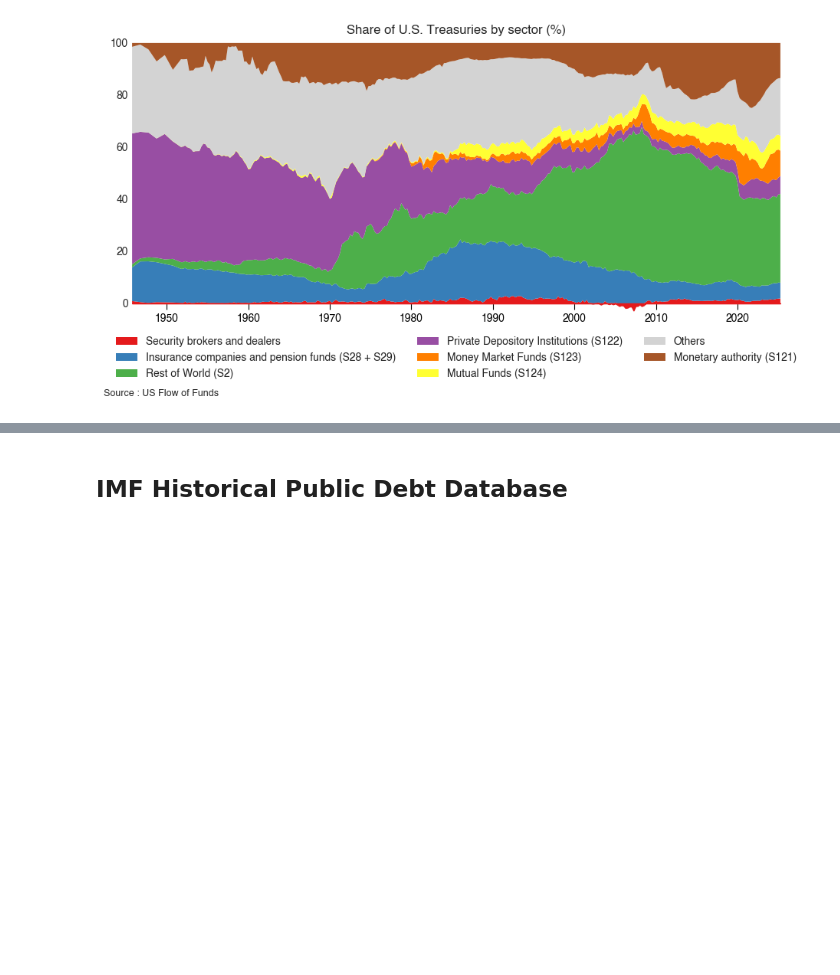
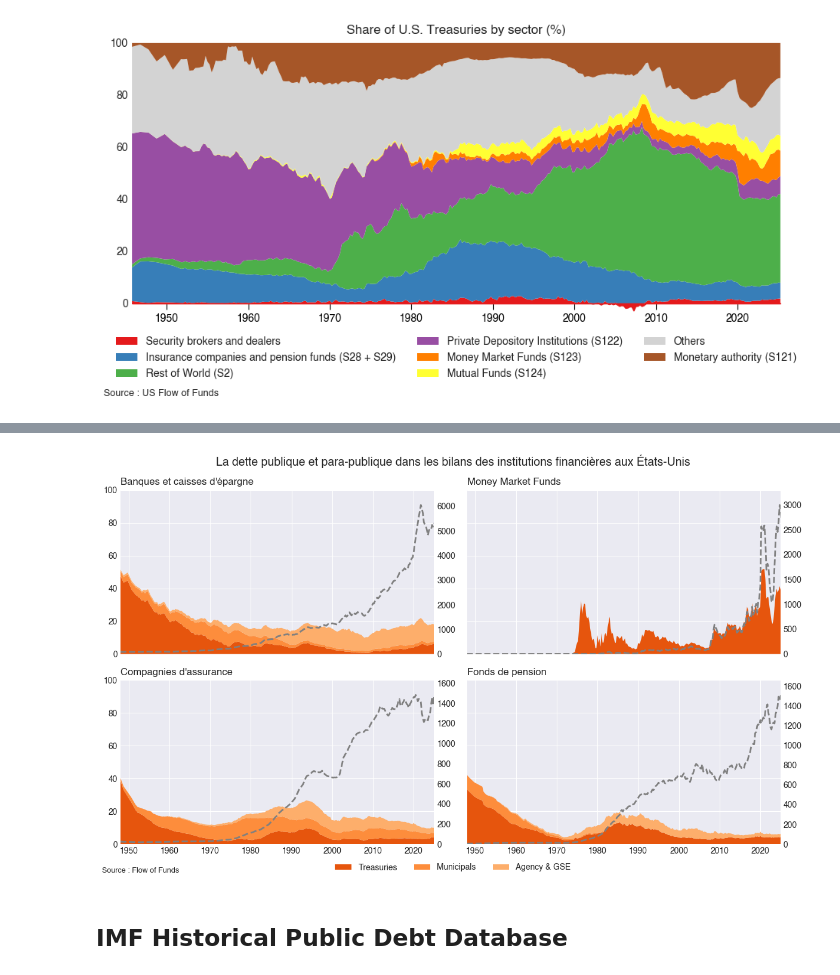
Before and after one commit to miche-quiche/OikopediaCharts, a Jupyter notebook: TreasuryMarketFofData.ipynb, the cells around one changed output, grey strips where cells are left out. Cells and saved outputs as stored; diff of their text form; code cells hidden in the pictures; blank space fills up the shorter version.

```diff
--- a/TreasuryMarketFofData.ipynb
+++ b/TreasuryMarketFofData.ipynb
@@ -211,3 +401,47 @@ plt.show()
+# %%
+cmap = cm.get_cmap('tab20c')
+colors = [cmap(4), cmap(5), cmap(6)]
+
+xmin = pd.Timestamp("1948-01-01")
+xmax = pd.Timestamp("2025-01-01")
+
+fig, axes = plt.subplots(2, 2, figsize=(12, 7))
+axes = axes.flatten()
+
+for i, s in enumerate(["S122","S123","S128","S129"]):
+    ax = axes[i]
+    df_plot = ratios[s]
+
+    # Stackplot en %
+    ax.stackplot(df_plot.index, df_plot.T.values, colors=colors)
+    ax.set_xlim(xmin, xmax)
+    ax.set_ylim(0, 100)
+    ax.set_title(names[s], loc="left")
+
+    if i < 2:
+        ax.set_xticklabels([])
+    if i % 2 == 1:
+        ax.set_yticklabels([])
+
+    # Axe secondaire pour le volume total
+    ax2 = ax.twinx()
+    tr = data[s]['treasuries'].reindex(df_plot.index, fill_value=0)
+    mn = data[s]['munis'].reindex(df_plot.index, fill_value=0) if data[s]['munis'] is not None else pd.Series(0, index=df_plot.index)
+    ag = data[s]['agency'].reindex(df_plot.index, fill_value=0) if data[s]['agency'] is not None else pd.Series(0, index=df_plot.index)
+    total_volume = (tr + mn + ag)/ 1e3
+    line_volume, = ax2.plot(df_plot.index, total_volume, color='grey', linewidth=2, linestyle='--', label='Volume total')
+    ax2.set_ylim(0, total_volume.max()*1.1)
+    ax2.grid(False)  # supprime la grille pour l'axe droit
+
+
+fig.legend(['Treasuries','Municipals','Agency & GSE'], loc='upper center', ncol=3, bbox_to_anchor=(0.5, 0.02))
+fig.text(0.01, -0.02, "Source : Flow of Funds", ha="left", fontsize=9)
+fig.suptitle("La dette publique et para-publique dans les bilans des institutions financières aux États-Unis", fontsize=14)
+
+plt.tight_layout()
+plt.show()
+# %% [output]
+[figure, added]
 # %% [markdown]
 ## IMF Historical Public Debt Database
 # %%
```
Also changed, not shown: parts of 13 cells of this notebook, 2 other files.
